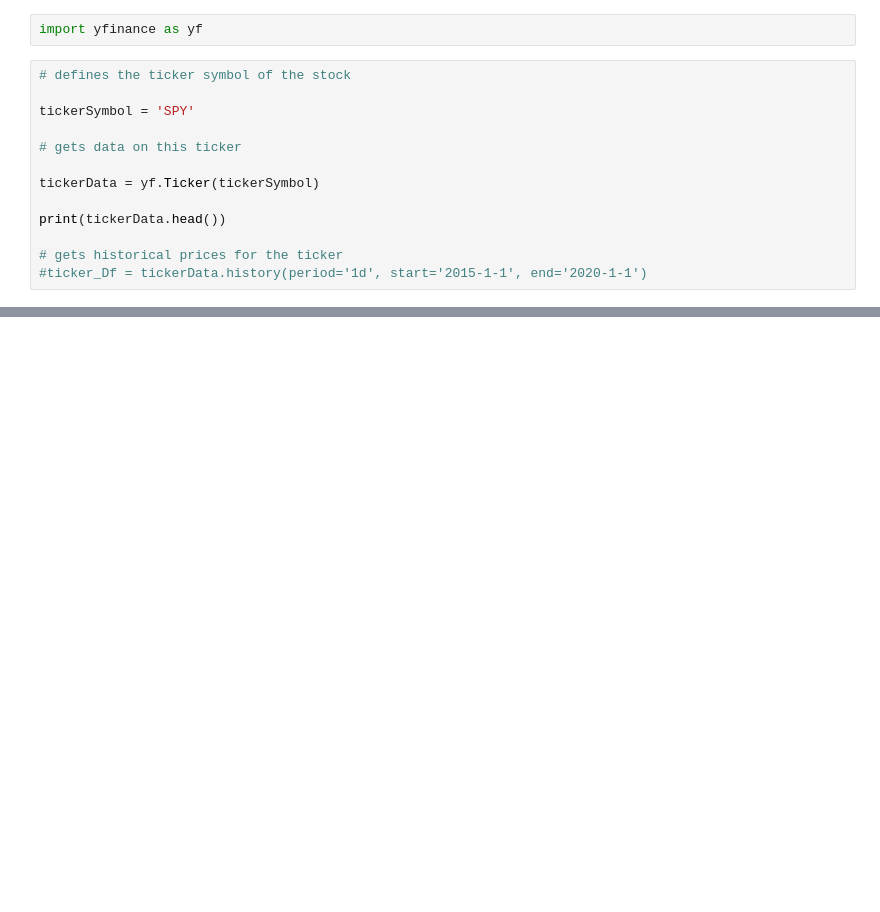
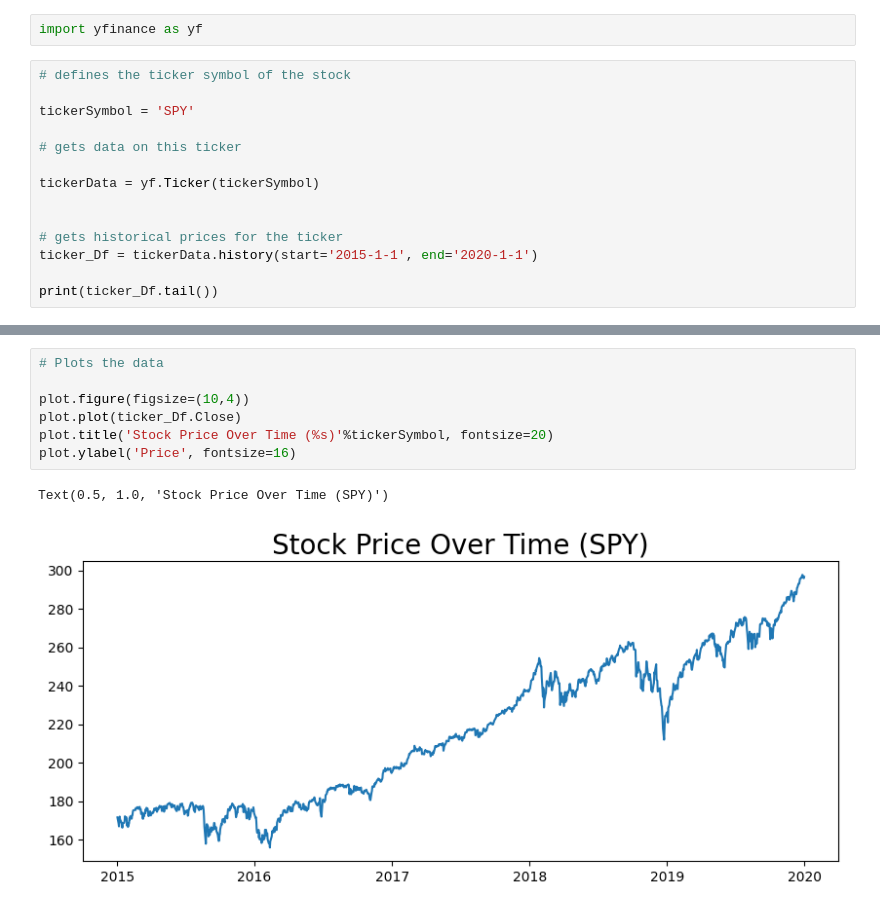
Before and after one commit to Alau40/Stock__Data, a Jupyter notebook: stock_data.ipynb, the cells around one changed output, grey strips where cells are left out. Cells and saved outputs as stored; diff of their text form; blank space fills up the shorter version.

Commit message:
Added Chart

```diff
--- a/stock_data.ipynb
+++ b/stock_data.ipynb
@@ -18,8 +32,9 @@ tickerSymbol = 'SPY'
 
 tickerData = yf.Ticker(tickerSymbol)
 
-print(tickerData.head())
 
 # gets historical prices for the ticker
-#ticker_Df = tickerData.history(period='1d', start='2015-1-1', end='2020-1-1')
+ticker_Df = tickerData.history(start='2015-1-1', end='2020-1-1')
+
+print(ticker_Df.tail())
 # %% [output]
@@ -26,0 +56,10 @@ AttributeError: 'Ticker' object has no attribute 'head'
+# %%
+# Plots the data
+
+plot.figure(figsize=(10,4))
+plot.plot(ticker_Df.Close)
+plot.title('Stock Price Over Time (%s)'%tickerSymbol, fontsize=20)
+plot.ylabel('Price', fontsize=16)
+# %% [output]
+Text(0.5, 1.0, 'Stock Price Over Time (SPY)')
+[figure, added]
```
Also changed, not shown: parts of 2 cells of this notebook.
